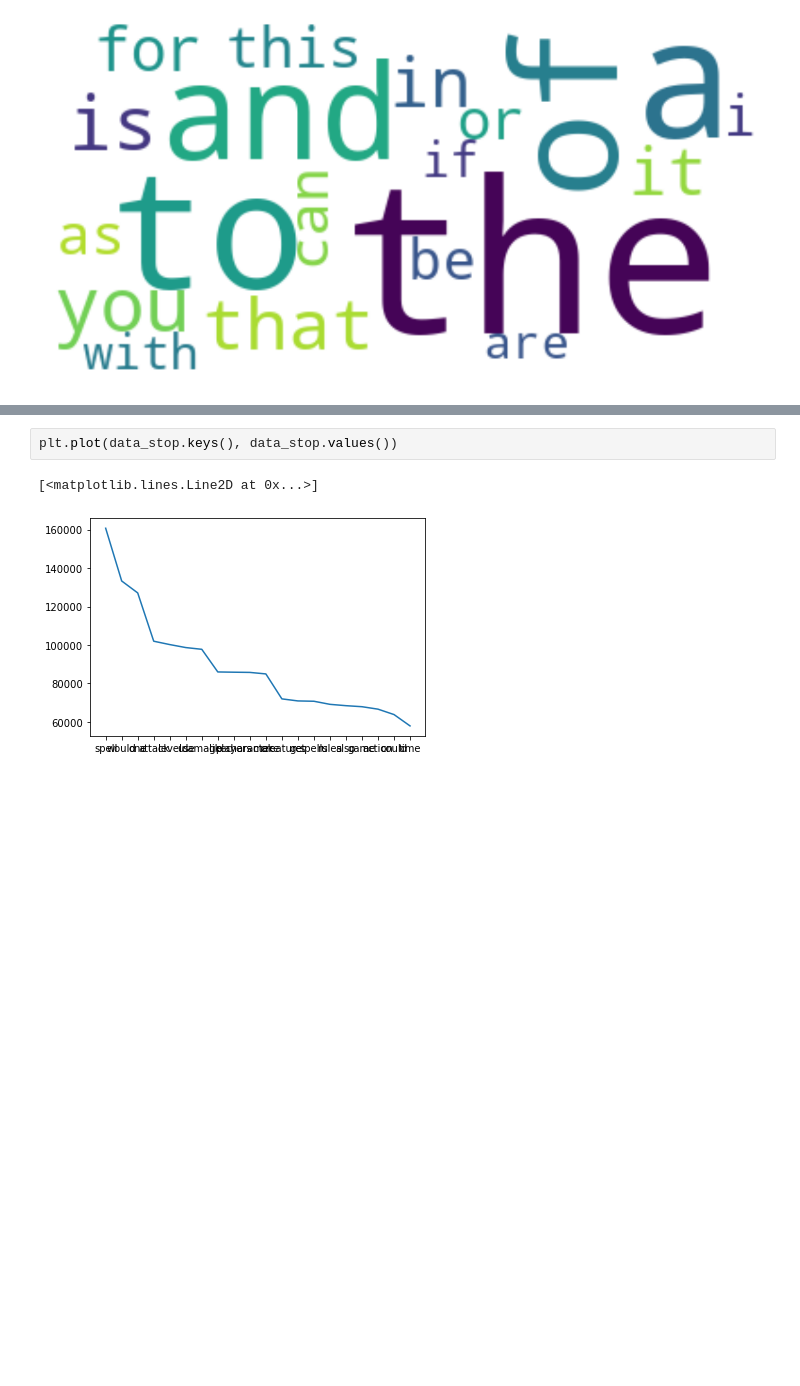
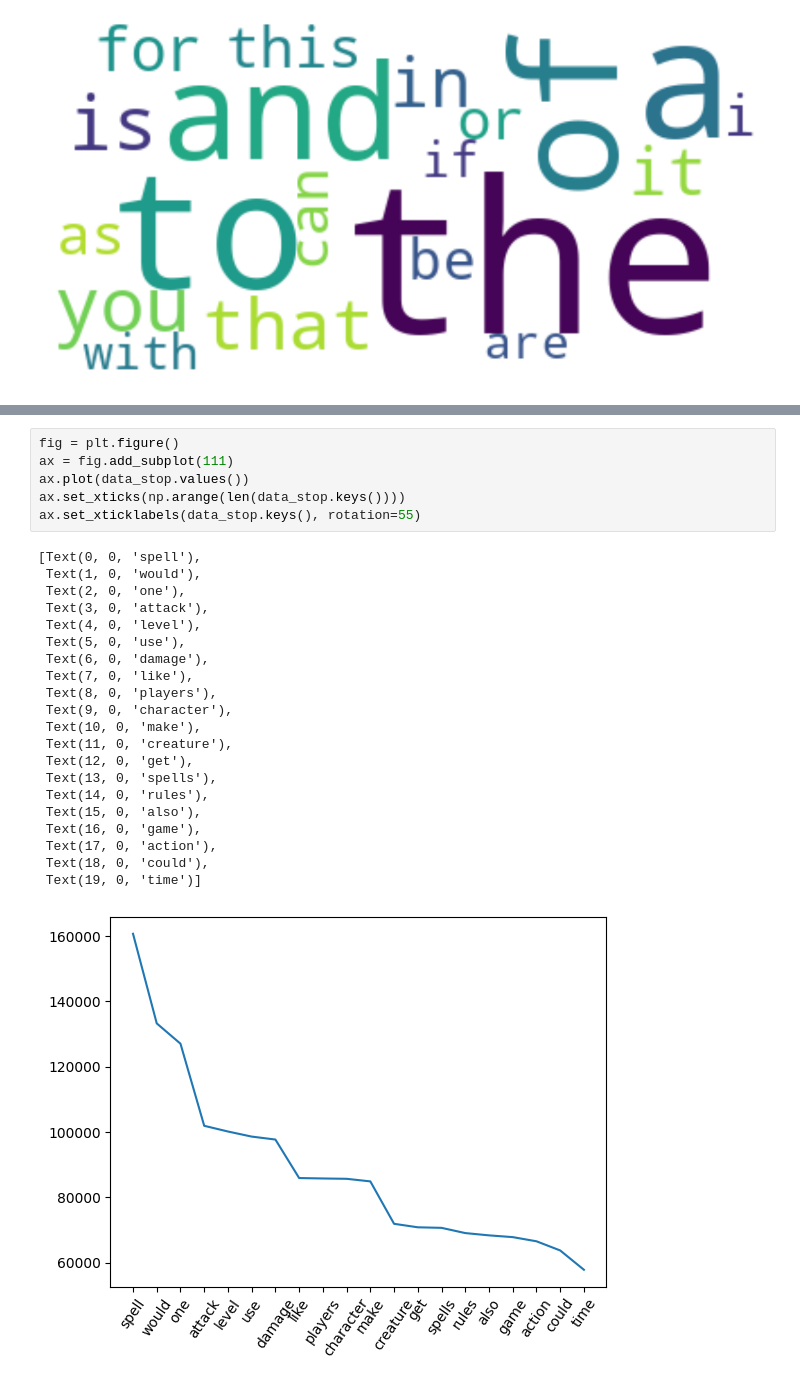
Before and after one commit to Tiffauy/IRCourse-TiffanyHoeung-MikeBelley, a Jupyter notebook: Project1_WordCloud.ipynb, the cells around one changed output, grey strips where cells are left out. Cells and saved outputs as stored; diff of their text form; blank space fills up the shorter version.

```diff
--- a/Project1_WordCloud.ipynb
+++ b/Project1_WordCloud.ipynb
@@ -78,5 +102,28 @@ plt.plot(data.keys(), data.values())
 # %%
-plt.plot(data_stop.keys(), data_stop.values())
+fig = plt.figure()
+ax = fig.add_subplot(111)
+ax.plot(data_stop.values())
+ax.set_xticks(np.arange(len(data_stop.keys())))
+ax.set_xticklabels(data_stop.keys(), rotation=55)
 # %% [output]
-[<matplotlib.lines.Line2D at 0x...>]
+[Text(0, 0, 'spell'),
+ Text(1, 0, 'would'),
+ Text(2, 0, 'one'),
+ Text(3, 0, 'attack'),
+ Text(4, 0, 'level'),
+ Text(5, 0, 'use'),
+ Text(6, 0, 'damage'),
+ Text(7, 0, 'like'),
+ Text(8, 0, 'players'),
+ Text(9, 0, 'character'),
+ Text(10, 0, 'make'),
+ Text(11, 0, 'creature'),
+ Text(12, 0, 'get'),
+ Text(13, 0, 'spells'),
+ Text(14, 0, 'rules'),
+ Text(15, 0, 'also'),
+ Text(16, 0, 'game'),
+ Text(17, 0, 'action'),
+ Text(18, 0, 'could'),
+ Text(19, 0, 'time')]
-[figure, old version]
+[figure, new version]
```
Also changed, not shown: parts of 3 cells of this notebook, 4 other files.
